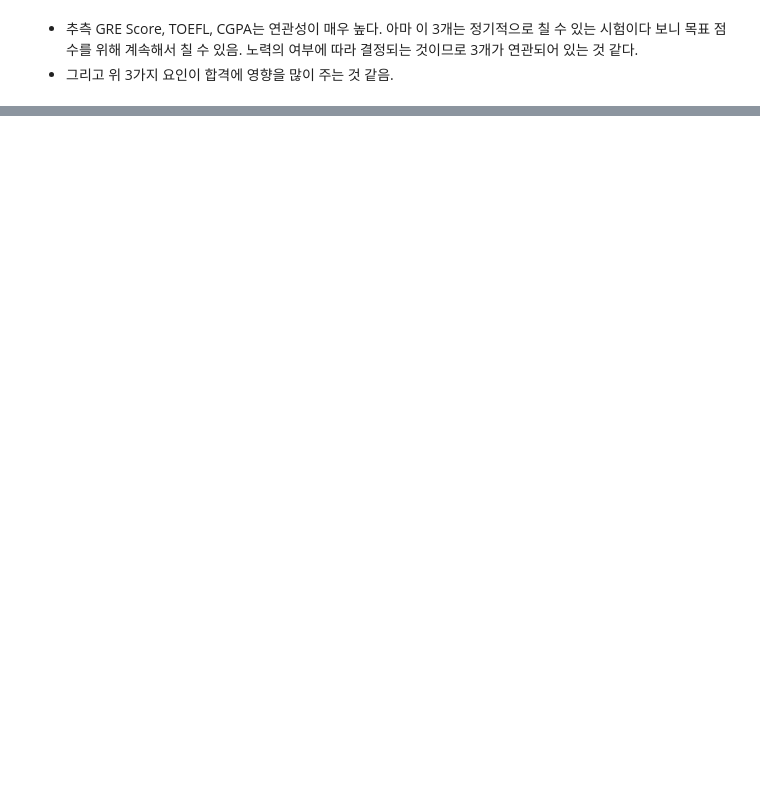
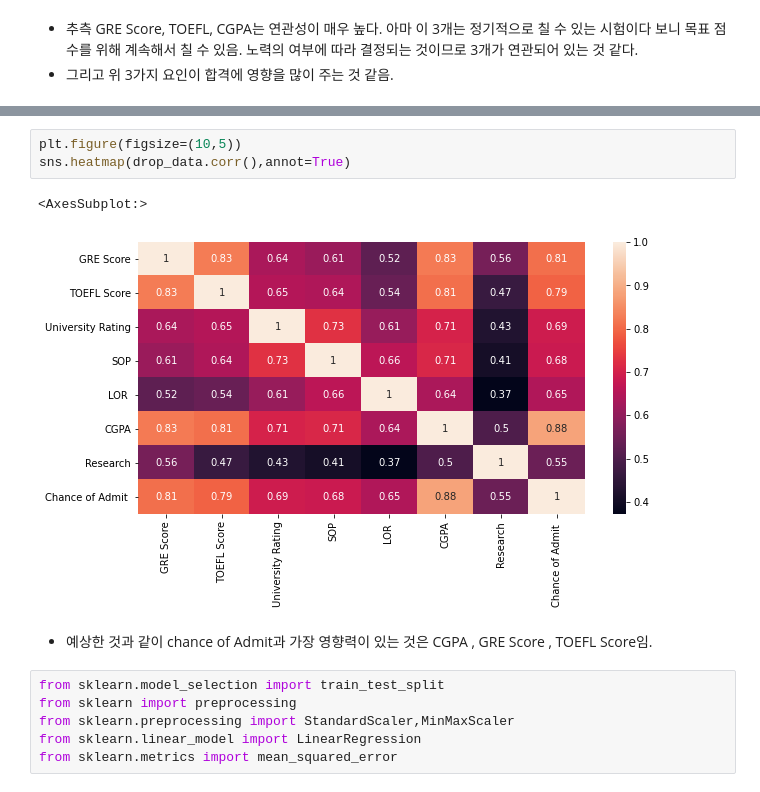
Before and after one commit to H-ChanY/ML_PR, a Jupyter notebook: Admission_data.ipynb, the cells around one changed output, grey strips where cells are left out. Cells and saved outputs as stored; diff of their text form; blank space fills up the shorter version.

```diff
--- a/Admission_data.ipynb
+++ b/Admission_data.ipynb
@@ -101,0 +127,14 @@ drop_data.corr()
+# %%
+plt.figure(figsize=(10,5))
+sns.heatmap(drop_data.corr(),annot=True)
+# %% [output]
+<AxesSubplot:>
+[figure, added]
+# %% [markdown]
+* 예상한 것과 같이 chance of Admit과 가장 영향력이 있는 것은 CGPA , GRE Score , TOEFL Score임.
+# %%
+from sklearn.model_selection import train_test_split
+from sklearn import preprocessing
+from sklearn.preprocessing import StandardScaler,MinMaxScaler
+from sklearn.linear_model import LinearRegression
+from sklearn.metrics import mean_squared_error
```
Also changed, not shown: parts of 11 cells of this notebook.
